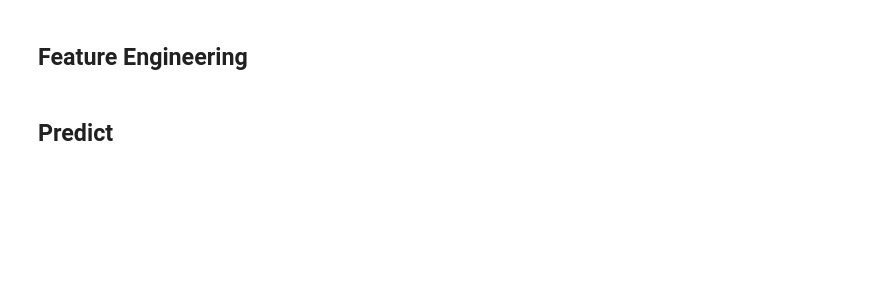
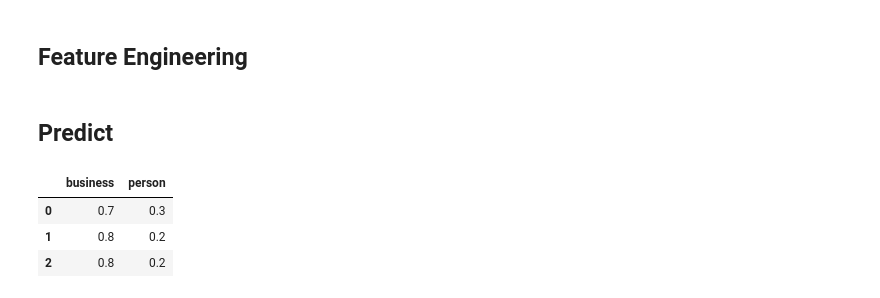
Before and after one commit to encorealerts/ipython-experiments, a Jupyter notebook: user_classification/Actor Segment Classification.ipynb, the cells around one changed output. Drawn from its saved outputs; the diff is of its cells as text; code cells hidden in the pictures; blank space fills up the shorter version.

```diff
--- a/user_classification/Actor Segment Classification.ipynb
+++ b/user_classification/Actor Segment Classification.ipynb
@@ -313,8 +326,8 @@ joblib.dump(train.columns, model_features_path, compress=9)
 # %% [markdown]
 # Test
 # %%
-test_model = joblib.load(glob.glob(model_path))
-model_features = joblib.load(glob.glob(model_features_path))
+test_model           = joblib.load(model_path)
+model_features       = joblib.load(model_features_path)
 # %% [markdown]
 ## Loading data
 # %%
@@ -333,7 +351,7 @@ test_data.ix[test_data.verified == True,  'verified'] = 1
 test_data.ix[test_data.verified == False, 'verified'] = 0
 
 # 'lang'
-for lang_field in filter(lambda f: f.startswith("lang_"), self.model_features):
+for lang_field in filter(lambda f: f.startswith("lang_"), model_features):
   test_data[lang_field] = (1 if lang_field == "lang_"+(test_data["lang"]).values[0] else 0)
 del test_data["lang"]
 
@@ -357,7 +375,7 @@ def num_char_tokenizer(text):
 
 for field in ["screen_name","name"]:
   if field in test_data:
-    vocabulary = [f.replace(field+"_", "") for f in self.model_features if f.startswith(field+"_")]
+    vocabulary = [f.replace(field+"_", "") for f in model_features if f.startswith(field+"_")]
     field_tfidf = TfidfVectorizer(tokenizer=num_char_tokenizer,
                                   ngram_range=(3, 5),
                                   analyzer="char",
@@ -365,7 +383,7 @@ for field in ["screen_name","name"]:
 
     field_matrix = field_tfidf.fit_transform(test_data[field])
     features_names = map(lambda f: "_".join([field,f]), field_tfidf.get_feature_names())
-    field_df = pd.test_DataFrame(field_matrix.A, columns=features_names)
+    field_df = pd.DataFrame(field_matrix.A, columns=features_names)
     gc.collect()
     test_data = pd.concat([test_data, field_df], axis=1, join='inner')
     del test_data[field]
@@ -373,7 +391,7 @@ for field in ["screen_name","name"]:
 
 # TfidfVectorizer for 'summary'
 if "summary" in test_data:
-  vocabulary = [f.replace("summary_", "") for f in self.model_features if f.startswith("summary_")]
+  vocabulary = [f.replace("summary_", "") for f in model_features if f.startswith("summary_")]
   summary_tfidf = TfidfVectorizer(token_pattern=r'\w+',
                                   ngram_range=(1, 4),
                                   analyzer="word",
@@ -383,7 +401,7 @@ if "summary" in test_data:
 
   summary_matrix = summary_tfidf.fit_transform(test_data.summary)
   features_names = map(lambda f: "_".join(["summary",f]), summary_tfidf.get_feature_names())
-  summary_df = pd.test_DataFrame(summary_matrix.A, columns=features_names)
+  summary_df = pd.DataFrame(summary_matrix.A, columns=features_names)
   gc.collect()
   test_data = pd.concat([test_data, summary_df], axis=1, join='inner')
   del test_data["summary"]
@@ -391,8 +409,14 @@ if "summary" in test_data:
 
 # Treat remaining null values
 test_data.fillna(0, inplace=True)
-gc.collect()
 # %% [markdown]
 ## Predict
 # %%
-test_model.predict_proba(test_data)
+result = test_model.predict_proba(test_data)
+# %%
+pd.DataFrame(result, columns=["business","person"])
+# %% [output]
+|  | business | person |
+| 0 | 0.7 | 0.3 |
+| 1 | 0.8 | 0.2 |
+| 2 | 0.8 | 0.2 |
```
Also changed, not shown: parts of 13 cells of this notebook.
